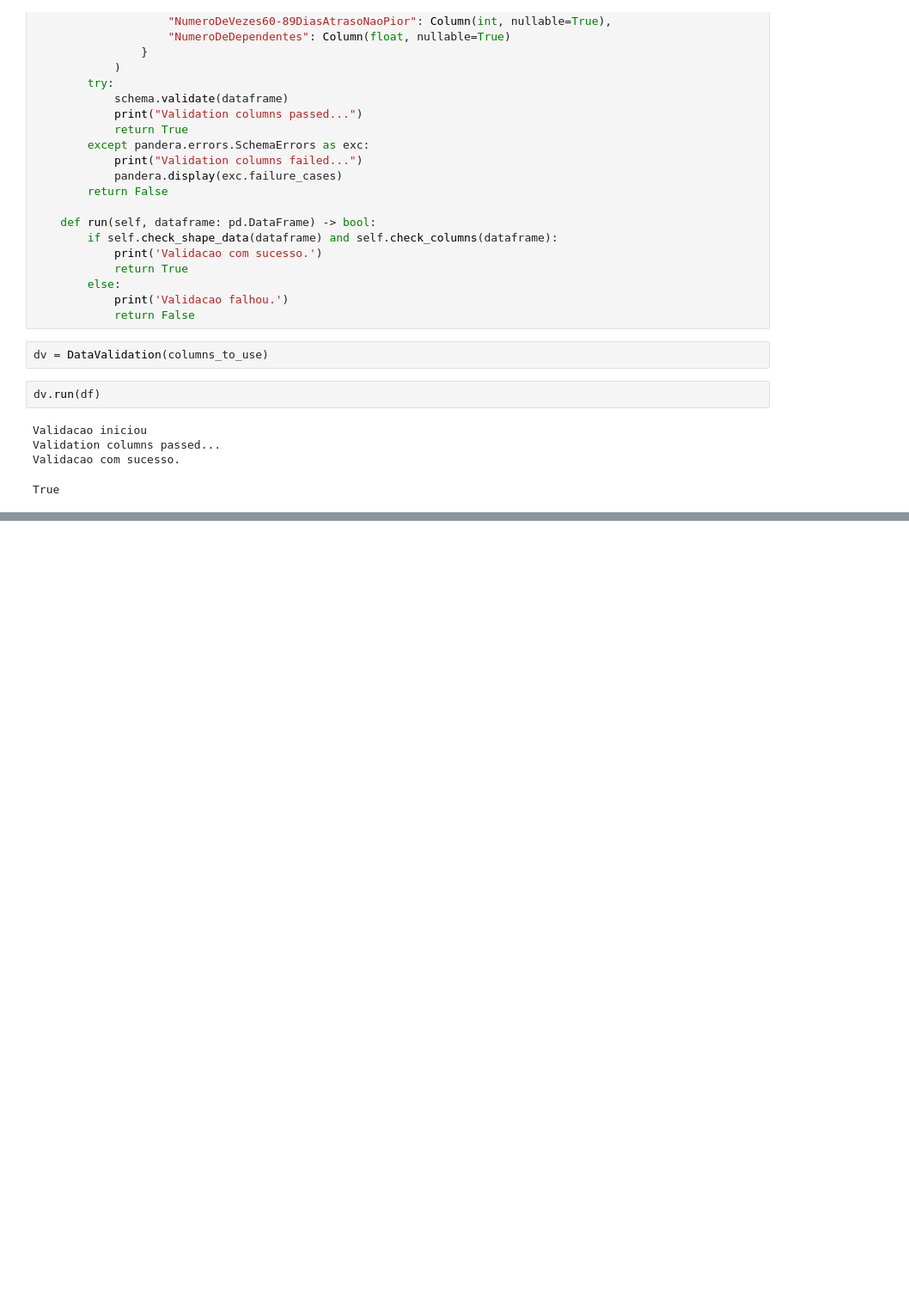
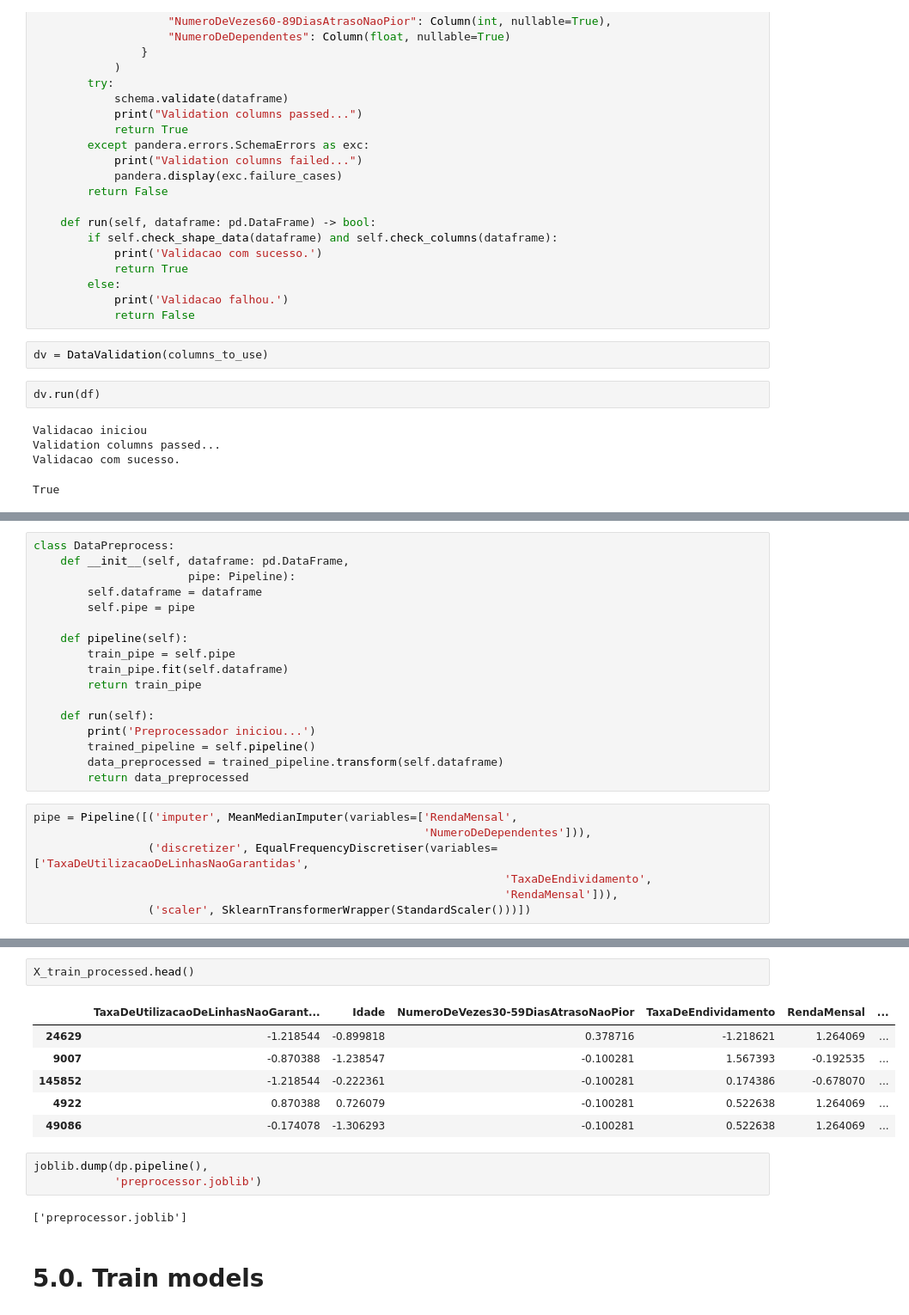
Before and after one commit to mathdeoliveira/disciplina_mlflow, a Jupyter notebook: segunda-etapa/notebooks/segundo-notebook.ipynb, the cells around one changed output, grey strips where cells are left out. Shown at 86% size. Drawn from its saved outputs; the diff is of its cells as text; blank space fills up the shorter version.

```diff
--- a/segunda-etapa/notebooks/segundo-notebook.ipynb
+++ b/segunda-etapa/notebooks/segundo-notebook.ipynb
@@ -111,0 +142,24 @@ True
+# %%
+class DataPreprocess:
+    def __init__(self, dataframe: pd.DataFrame,
+                       pipe: Pipeline):
+        self.dataframe = dataframe
+        self.pipe = pipe
+
+    def pipeline(self):
+        train_pipe = self.pipe
+        train_pipe.fit(self.dataframe)
+        return train_pipe
+
+    def run(self):
+        print('Preprocessador iniciou...')
+        trained_pipeline = self.pipeline()
+        data_preprocessed = trained_pipeline.transform(self.dataframe)
+        return data_preprocessed
+# %%
+pipe = Pipeline([('imputer', MeanMedianImputer(variables=['RendaMensal',
+                                                          'NumeroDeDependentes'])),
+                 ('discretizer', EqualFrequencyDiscretiser(variables=['TaxaDeUtilizacaoDeLinhasNaoGarantidas',
+                                                                      'TaxaDeEndividamento',
+                                                                      'RendaMensal'])),
+                 ('scaler', SklearnTransformerWrapper(StandardScaler()))])
@@ -111,0 +181,16 @@ True
+# %%
+X_train_processed.head()
+# %% [output]
+|  | TaxaDeUtilizacaoDeLinhasNaoGarant... | Idade | NumeroDeVezes30-59DiasAtrasoNaoPior | TaxaDeEndividamento | RendaMensal | ... |
+| 24629 | -1.218544 | -0.899818 | 0.378716 | -1.218621 | 1.264069 | ... |
+| 9007 | -0.870388 | -1.238547 | -0.100281 | 1.567393 | -0.192535 | ... |
+| 145852 | -1.218544 | -0.222361 | -0.100281 | 0.174386 | -0.678070 | ... |
+| 4922 | 0.870388 | 0.726079 | -0.100281 | 0.522638 | 1.264069 | ... |
+| 49086 | -0.174078 | -1.306293 | -0.100281 | 0.522638 | 1.264069 | ... |
+# %%
+joblib.dump(dp.pipeline(),
+            'preprocessor.joblib')
+# %% [output]
+['preprocessor.joblib']
+# %% [markdown]
+# 5.0. Train models
```
Also changed, not shown: parts of 29 cells of this notebook.
